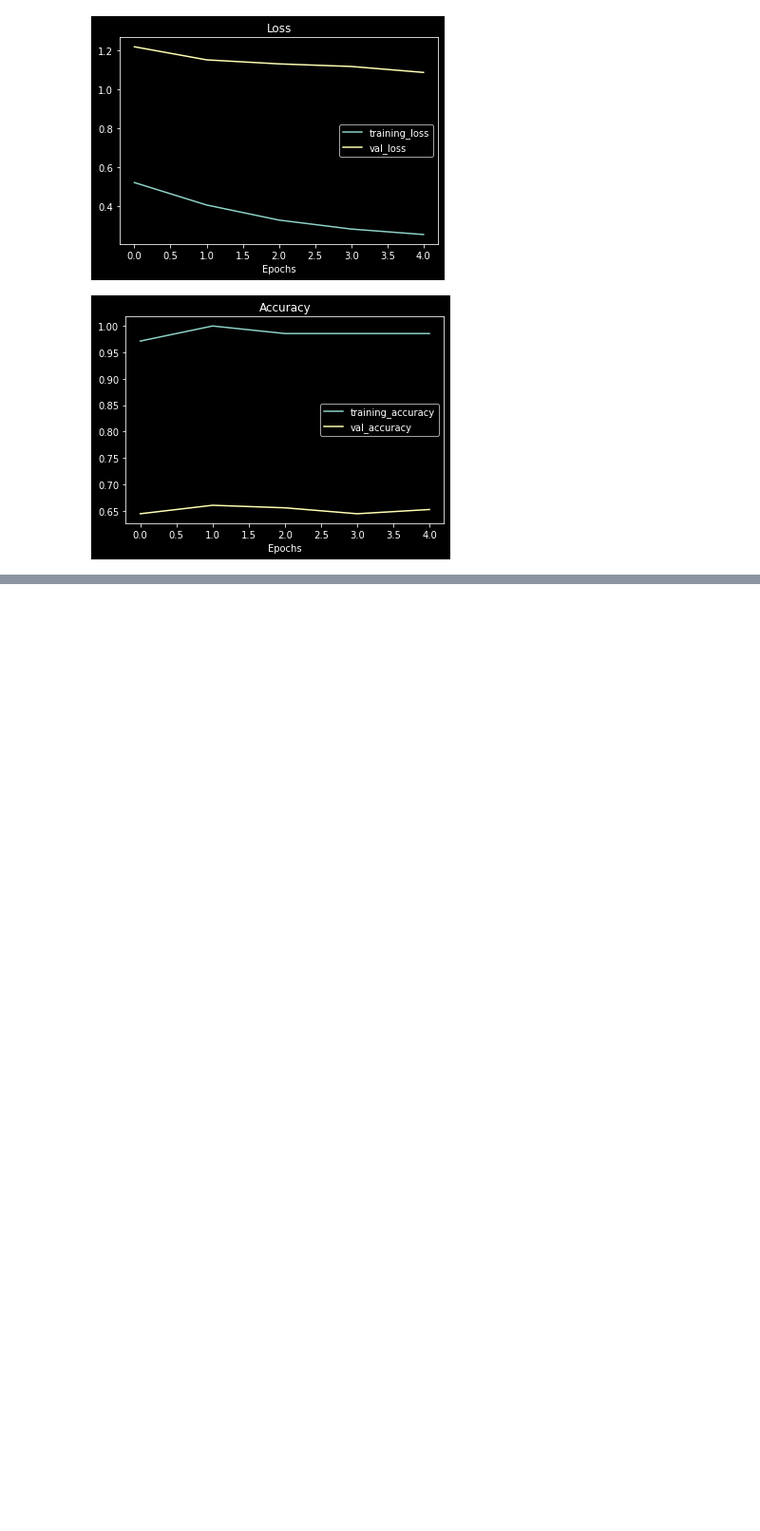
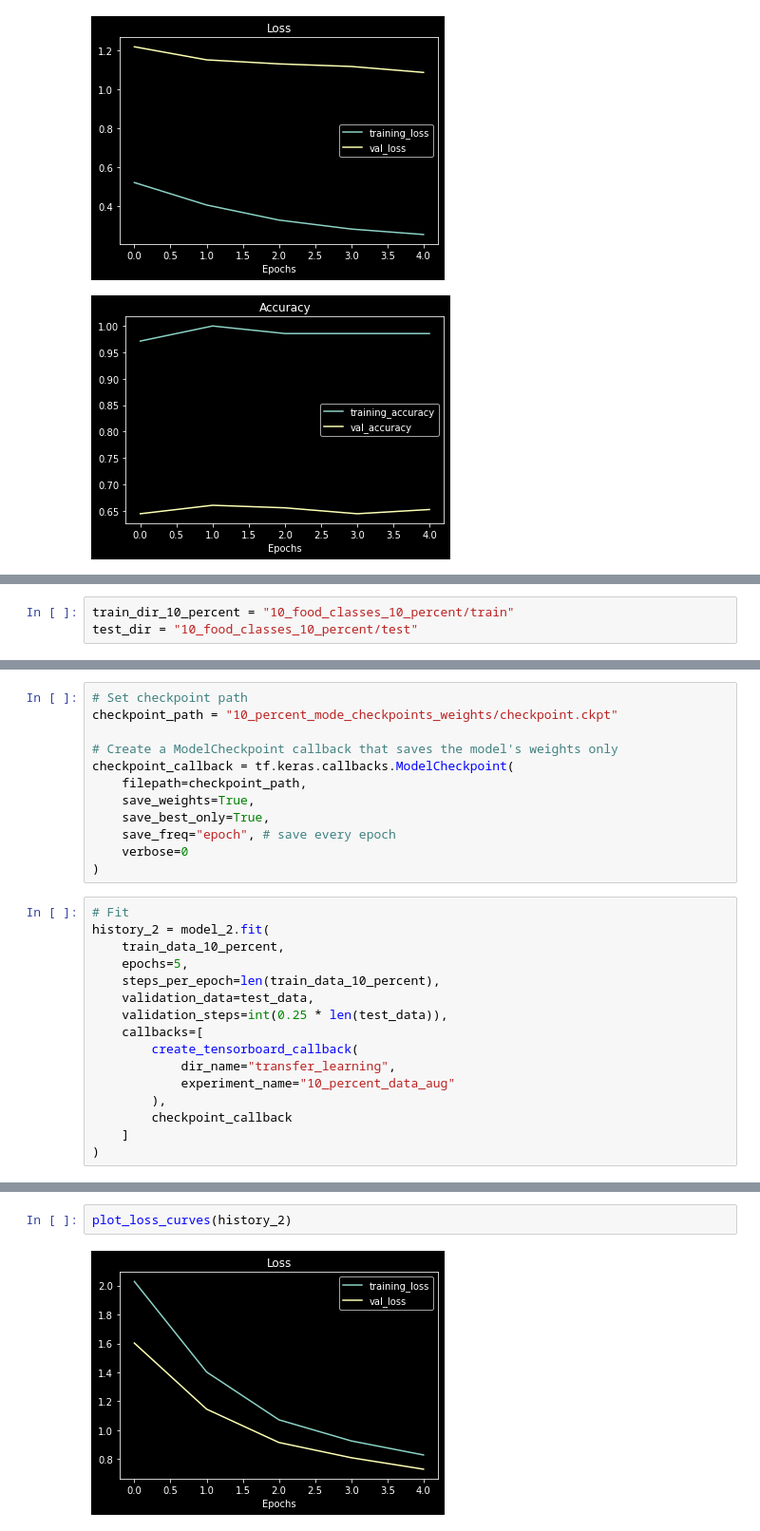
Before and after one commit to gvtsch/Udemy_TensorFlow_Certificate, a Jupyter notebook: 05_transfer_learning_with_tensorflow_part_2_fine_tuning.ipynb, the cells around one changed output, grey strips where cells are left out. Shown at 95% size. Cells and saved outputs as stored; diff of their text form; blank space fills up the shorter version.

```diff
--- a/05_transfer_learning_with_tensorflow_part_2_fine_tuning.ipynb
+++ b/05_transfer_learning_with_tensorflow_part_2_fine_tuning.ipynb
@@ -566,0 +575,3 @@ plot_loss_curves(history_1_percent)
+# %%
+train_dir_10_percent = "10_food_classes_10_percent/train"
+test_dir = "10_food_classes_10_percent/test"
@@ -566,0 +639,28 @@ plot_loss_curves(history_1_percent)
+# %%
+# Set checkpoint path
+checkpoint_path = "10_percent_mode_checkpoints_weights/checkpoint.ckpt"
+
+# Create a ModelCheckpoint callback that saves the model's weights only
+checkpoint_callback = tf.keras.callbacks.ModelCheckpoint(
+    filepath=checkpoint_path,
+    save_weights=True,
+    save_best_only=True,
+    save_freq="epoch", # save every epoch
+    verbose=0
+)
+# %%
+# Fit
+history_2 = model_2.fit(
+    train_data_10_percent,
+    epochs=5,
+    steps_per_epoch=len(train_data_10_percent),
+    validation_data=test_data,
+    validation_steps=int(0.25 * len(test_data)),
+    callbacks=[
+        create_tensorboard_callback(
+            dir_name="transfer_learning",
+            experiment_name="10_percent_data_aug"
+        ),
+        checkpoint_callback
+    ]
+)
@@ -566,0 +718,4 @@ plot_loss_curves(history_1_percent)
+# %%
+plot_loss_curves(history_2)
+# %% [output]
+[figure, added]
```
Also changed, not shown: parts of 16 cells of this notebook, 1 other file.
